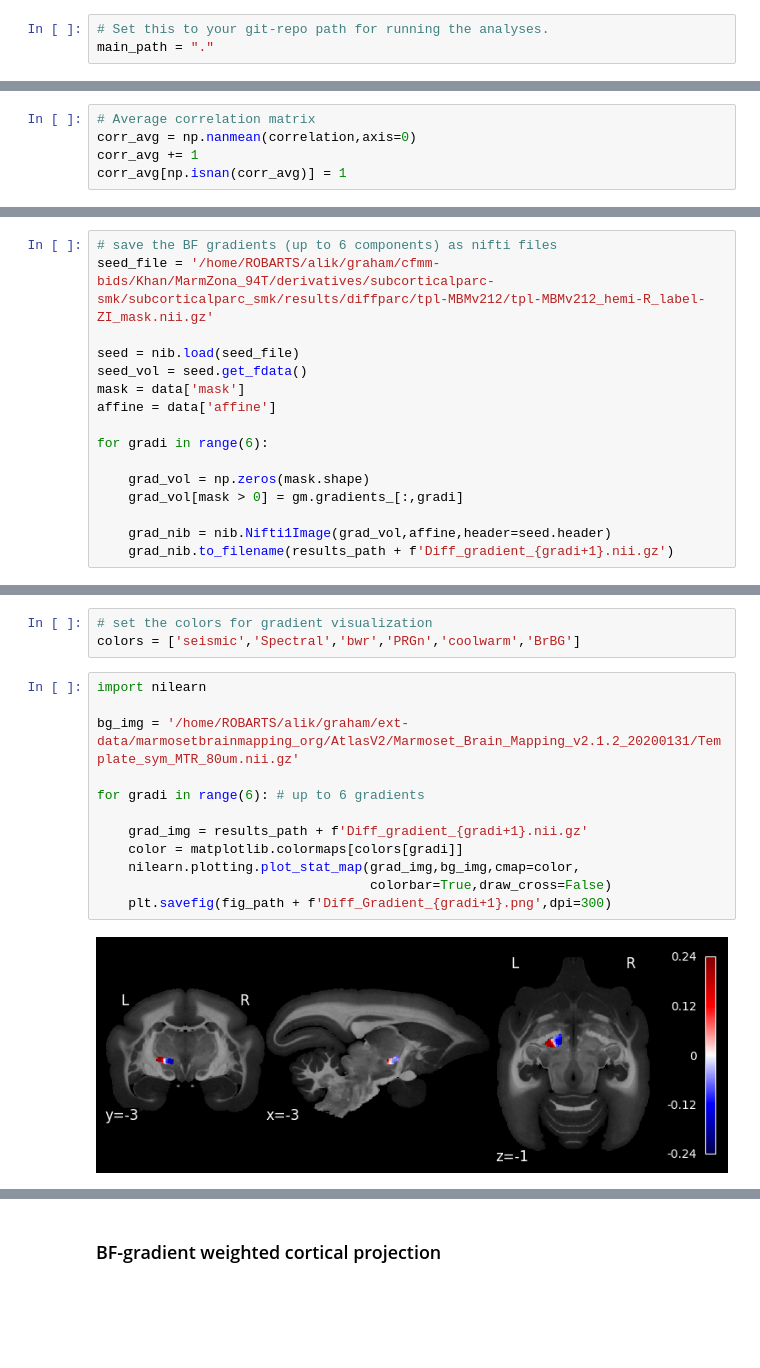
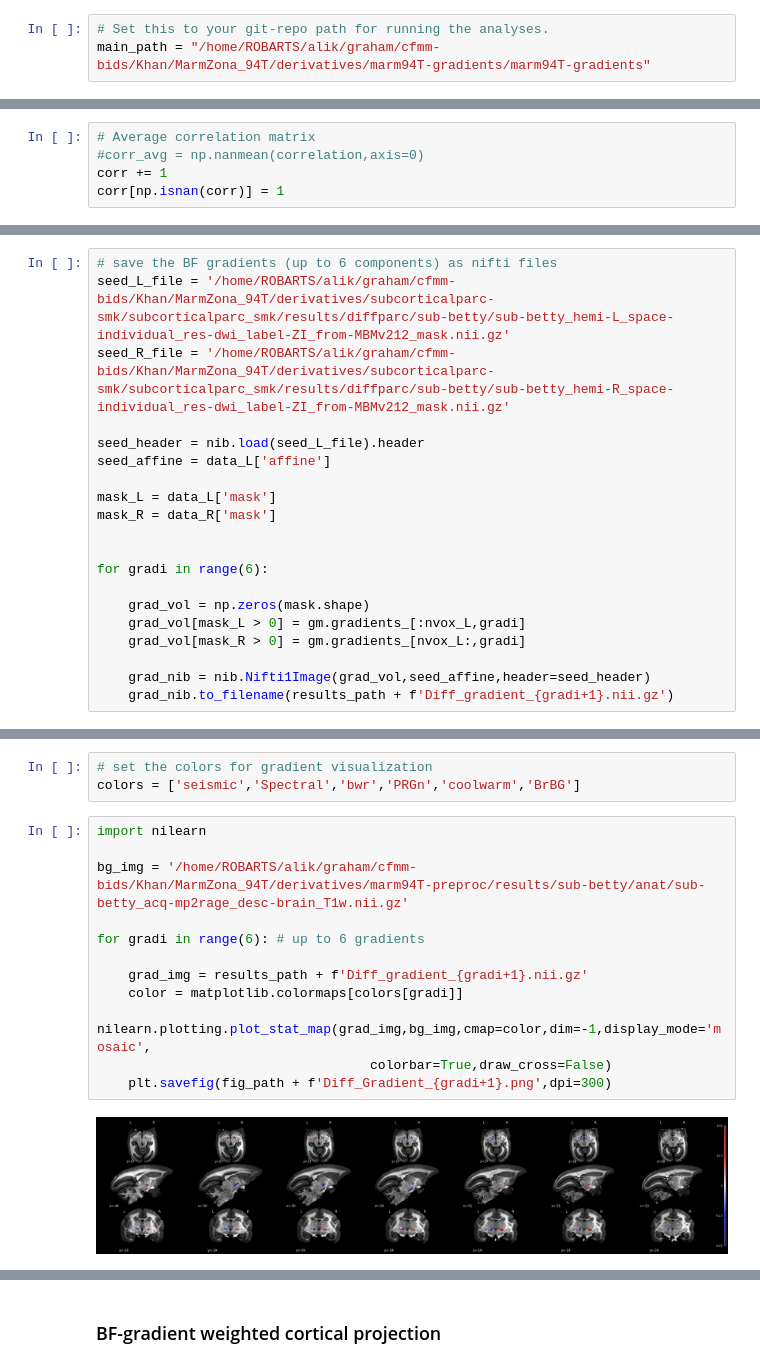
Before and after one commit to akhanf/marm94T-gradients, a Jupyter notebook: marm94T-gradients/notebooks/Diff_gradients.ipynb, the cells around one changed output, grey strips where cells are left out. Drawn from its saved outputs; the diff is of its cells as text; blank space fills up the shorter version.

Commit message:
previous uncommitted changes, uses simgle subj data

```diff
--- a/marm94T-gradients/notebooks/Diff_gradients.ipynb
+++ b/marm94T-gradients/notebooks/Diff_gradients.ipynb
@@ -31,7 +31,7 @@ from matplotlib.colors import ListedColormap
 ### Setting the path
 # %%
 # Set this to your git-repo path for running the analyses.
-main_path = "."
+main_path = "/home/ROBARTS/alik/graham/cfmm-bids/Khan/MarmZona_94T/derivatives/marm94T-gradients/marm94T-gradients"
 # %%
 # Setting other paths
 data_path = main_path + "/data/"
@@ -50,8 +68,8 @@ correlation = data['conn_group']
 # %%
 # Average correlation matrix
-corr_avg = np.nanmean(correlation,axis=0)
-corr_avg += 1
-corr_avg[np.isnan(corr_avg)] = 1
+#corr_avg = np.nanmean(correlation,axis=0)
+corr += 1
+corr[np.isnan(corr)] = 1
 # %%
 # Plot this matrix.
 f, ax = plt.subplots(1,1,dpi=100)
@@ -89,18 +107,22 @@ pd.DataFrame(gm.gradients_).to_csv(results_path + f'Diff_gradients-{n_components
 # %%
 # save the BF gradients (up to 6 components) as nifti files
-seed_file = '/home/ROBARTS/alik/graham/cfmm-bids/Khan/MarmZona_94T/derivatives/subcorticalparc-smk/subcorticalparc_smk/results/diffparc/tpl-MBMv212/tpl-MBMv212_hemi-R_label-ZI_mask.nii.gz'
+seed_L_file = '/home/ROBARTS/alik/graham/cfmm-bids/Khan/MarmZona_94T/derivatives/subcorticalparc-smk/subcorticalparc_smk/results/diffparc/sub-betty/sub-betty_hemi-L_space-individual_res-dwi_label-ZI_from-MBMv212_mask.nii.gz'
+seed_R_file = '/home/ROBARTS/alik/graham/cfmm-bids/Khan/MarmZona_94T/derivatives/subcorticalparc-smk/subcorticalparc_smk/results/diffparc/sub-betty/sub-betty_hemi-R_space-individual_res-dwi_label-ZI_from-MBMv212_mask.nii.gz'
 
-seed = nib.load(seed_file)
-seed_vol = seed.get_fdata()
-mask = data['mask']
-affine = data['affine']
+seed_header = nib.load(seed_L_file).header
+seed_affine = data_L['affine']
+
+mask_L = data_L['mask']
+mask_R = data_R['mask']
+
 
 for gradi in range(6):
 
     grad_vol = np.zeros(mask.shape)
-    grad_vol[mask > 0] = gm.gradients_[:,gradi]
+    grad_vol[mask_L > 0] = gm.gradients_[:nvox_L,gradi]
+    grad_vol[mask_R > 0] = gm.gradients_[nvox_L:,gradi]
 
-    grad_nib = nib.Nifti1Image(grad_vol,affine,header=seed.header)
+    grad_nib = nib.Nifti1Image(grad_vol,seed_affine,header=seed_header)
     grad_nib.to_filename(results_path + f'Diff_gradient_{gradi+1}.nii.gz')
 # %% [markdown]
 ### Calculate Gradient Variance
@@ -156,14 +178,14 @@ colors = ['seismic','Spectral','bwr','PRGn','coolwarm','BrBG']
 # %%
 import nilearn
 
-bg_img = '/home/ROBARTS/alik/graham/ext-data/marmosetbrainmapping_org/AtlasV2/Marmoset_Brain_Mapping_v2.1.2_20200131/Template_sym_MTR_80um.nii.gz'
+bg_img = '/home/ROBARTS/alik/graham/cfmm-bids/Khan/MarmZona_94T/derivatives/marm94T-preproc/results/sub-betty/anat/sub-betty_acq-mp2rage_desc-brain_T1w.nii.gz'
 
 for gradi in range(6): # up to 6 gradients
 
     grad_img = results_path + f'Diff_gradient_{gradi+1}.nii.gz'
     color = matplotlib.colormaps[colors[gradi]]
-    nilearn.plotting.plot_stat_map(grad_img,bg_img,cmap=color,
+    nilearn.plotting.plot_stat_map(grad_img,bg_img,cmap=color,dim=-1,display_mode='mosaic',
                                    colorbar=True,draw_cross=False)
     plt.savefig(fig_path + f'Diff_Gradient_{gradi+1}.png',dpi=300)
 # %% [output]
-[figure, old version]
+[figure, new version]
```
Also changed, not shown: parts of 16 cells of this notebook.
